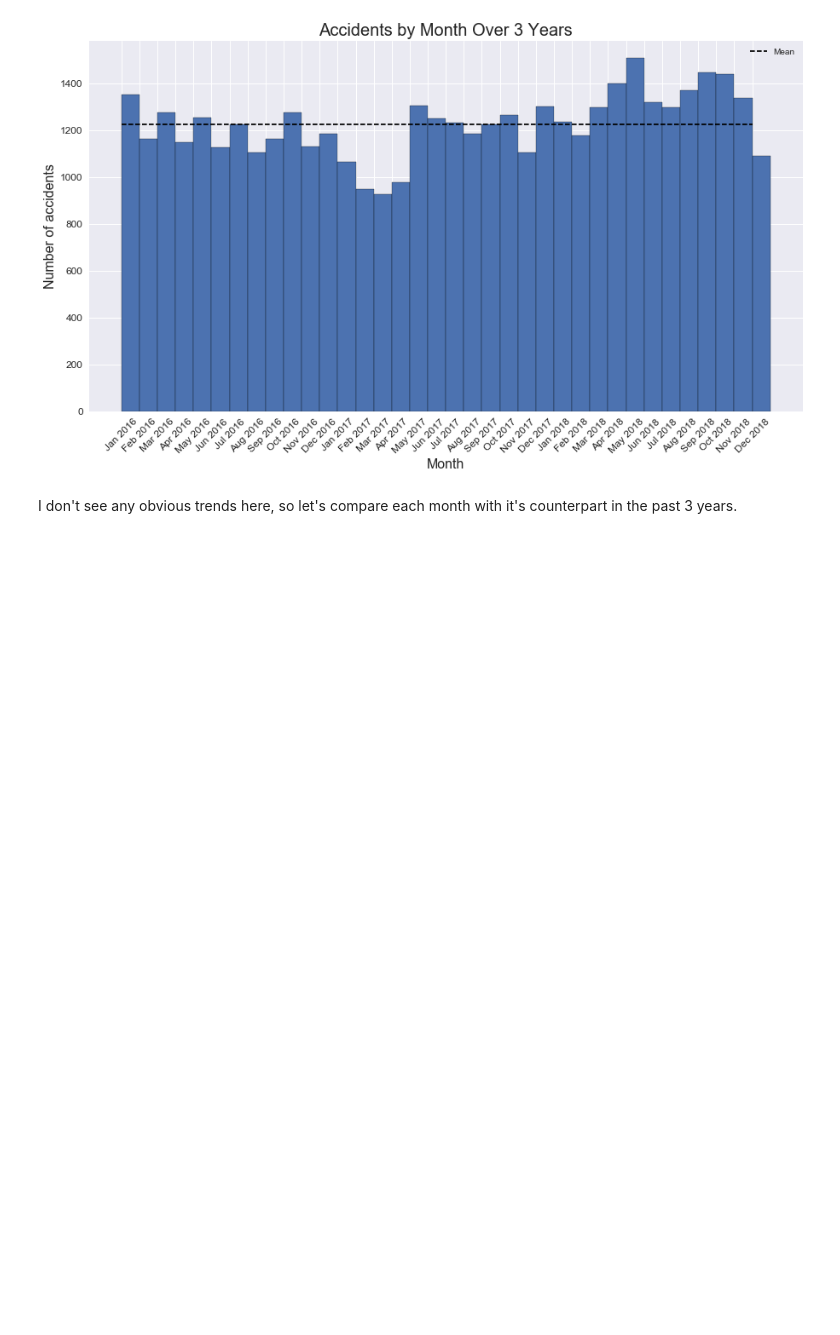
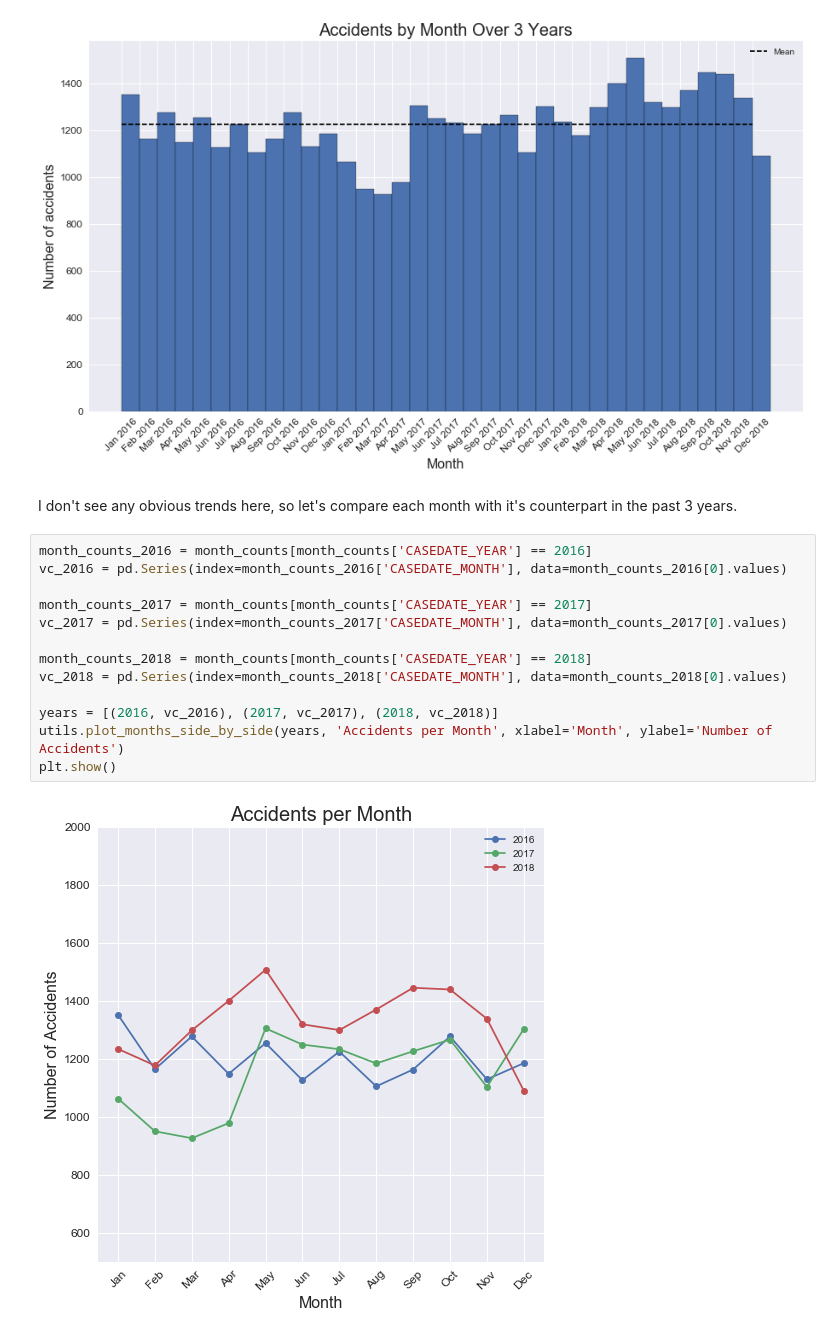
Before and after one commit to tstuessi/weather-impact-analysis, a Jupyter notebook: Local Weather Impact.ipynb, the cells around one changed output. Saved outputs shown, nothing was run; the diff lists cells and outputs as text; blank space fills up the shorter version.

```diff
--- a/Local Weather Impact.ipynb
+++ b/Local Weather Impact.ipynb
@@ -195,3 +196,18 @@ plt.show()
 [figure]
 # %% [markdown]
 I don't see any obvious trends here, so let's compare each month with it's counterpart in the past 3 years.
+# %%
+month_counts_2016 = month_counts[month_counts['CASEDATE_YEAR'] == 2016]
+vc_2016 = pd.Series(index=month_counts_2016['CASEDATE_MONTH'], data=month_counts_2016[0].values)
+
+month_counts_2017 = month_counts[month_counts['CASEDATE_YEAR'] == 2017]
+vc_2017 = pd.Series(index=month_counts_2017['CASEDATE_MONTH'], data=month_counts_2017[0].values)
+
+month_counts_2018 = month_counts[month_counts['CASEDATE_YEAR'] == 2018]
+vc_2018 = pd.Series(index=month_counts_2018['CASEDATE_MONTH'], data=month_counts_2018[0].values)
+
+years = [(2016, vc_2016), (2017, vc_2017), (2018, vc_2018)]
+utils.plot_months_side_by_side(years, 'Accidents per Month', xlabel='Month', ylabel='Number of Accidents')
+plt.show()
+# %% [output]
+[figure, added]
```
Also changed, not shown: parts of 8 cells of this notebook, 2 other files.
